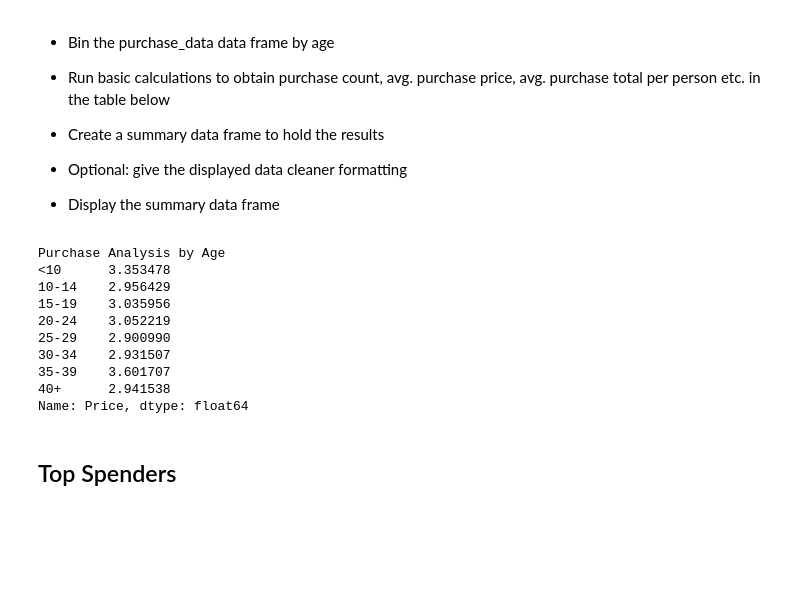
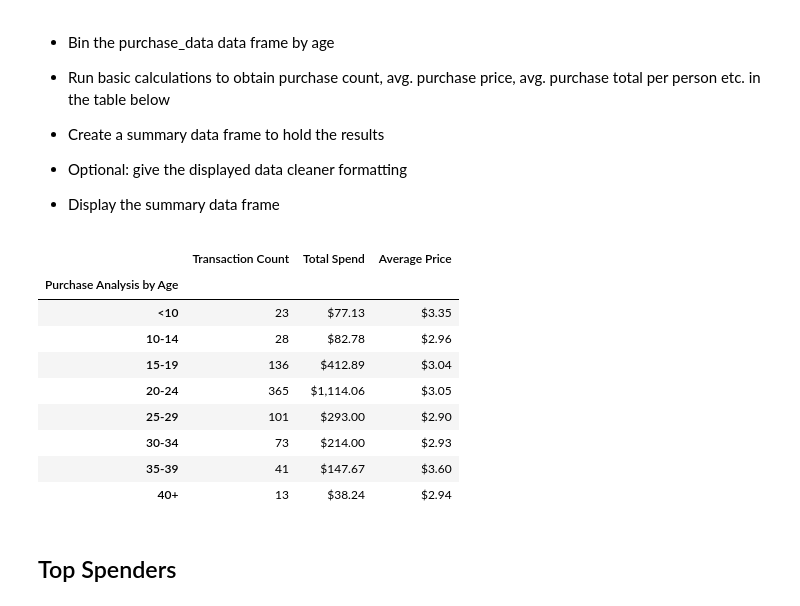
Before and after one commit to FLtoCOTransplant/pandas-challenge, a Jupyter notebook: HeroesOfPymoli_starter.ipynb, the cells around one changed output. Cells and saved outputs as stored; diff of their text form; code cells hidden in the pictures; blank space fills up the shorter version.

```diff
--- a/HeroesOfPymoli_starter.ipynb
+++ b/HeroesOfPymoli_starter.ipynb
@@ -223,49 +223,40 @@ age_demo_df
 
 
 * Display the summary data frame
-# %%
-#create new df
-purchase_data["Purchase Analysis by Age"]= pd.cut(purchase_data["Age"], age_bins, labels=group_names)
-
-# total purchases by age group
-age_group_df = purchase_data.groupby(["Purchase Analysis by Age"]).sum()["Price"]
-age_group_df
-
-# total price paid per group
-age_group_tot_price = purchase_data.groupby(["Purchase Analysis by Age"]).mean()["Price"]
-age_group_tot_price
-
-
-
-# Ave price paid per item
-#age_group_ave_price = age_group_tot_price/age_group_df
-#age_group_ave_price = demographic_group["Price"].mean()
-#age_group_ave_price = age_group_ave_price.round(2)
-#age_group_ave_price
-
-# Ave spend per player
-#age_group_players = demographic_group["SN"].nunique()
-#age_group_players
-#age_group_player_spend = age_group_tot_price/age_group_players
-#age_group_player_spend
-
-#Print Age df
-#age_group_df["Purchase Count"] = age_group_df
-#age_group_df["Total Purchases"] = age_group_tot_price
-#age_group_df["Purchase Price per Item (Ave)"] = age_group_ave_price
-#age_group_df["Average Spend per Player"] = age_group_player_spend
-#age_group_df
-# %% [output]
-Purchase Analysis by Age
-<10      3.353478
-10-14    2.956429
-15-19    3.035956
-20-24    3.052219
-25-29    2.900990
-30-34    2.931507
-35-39    3.601707
-40+      2.941538
-Name: Price, dtype: float64
+# %%
+# Divide data into age ranges
+purchase_data["Purchase Analysis by Age"]= pd.cut(purchase_data["Age"], age_bins, labels= group_names)
+
+# total purchases by age group
+age_group_tot = purchase_data.groupby(["Purchase Analysis by Age"]).sum()["Price"]
+age_group_tot
+
+# total price paid per group
+age_group_ave_price = purchase_data.groupby(["Purchase Analysis by Age"]).mean()["Price"]
+age_group_ave_price
+
+# count of transactions per group
+age_group_count = purchase_data.groupby(["Purchase Analysis by Age"]).count()["Price"]
+age_group_count
+
+# Print df
+age_group_comp_df = pd.DataFrame({"Transaction Count":age_group_count,
+                                "Total Spend":age_group_tot,
+                                "Average Price": age_group_ave_price})
+age_group_comp_df["Total Spend"] = age_group_comp_df["Total Spend"].map("${:,.2f}".format)
+age_group_comp_df["Average Price"] = age_group_comp_df["Average Price"].map("${:,.2f}".format)
+age_group_comp_df
+# %% [output]
+|  | Transaction Count | Total Spend | Average Price |
+| Purchase Analysis by Age |  |  |  |
+| <10 | 23 | $77.13 | $3.35 |
+| 10-14 | 28 | $82.78 | $2.96 |
+| 15-19 | 136 | $412.89 | $3.04 |
+| 20-24 | 365 | $1,114.06 | $3.05 |
+| 25-29 | 101 | $293.00 | $2.90 |
+| 30-34 | 73 | $214.00 | $2.93 |
+| 35-39 | 41 | $147.67 | $3.60 |
+| 40+ | 13 | $38.24 | $2.94 |
 # %% [markdown]
 ## Top Spenders
 # %% [markdown]
```
Also changed, not shown: parts of 1 cell of this notebook.
